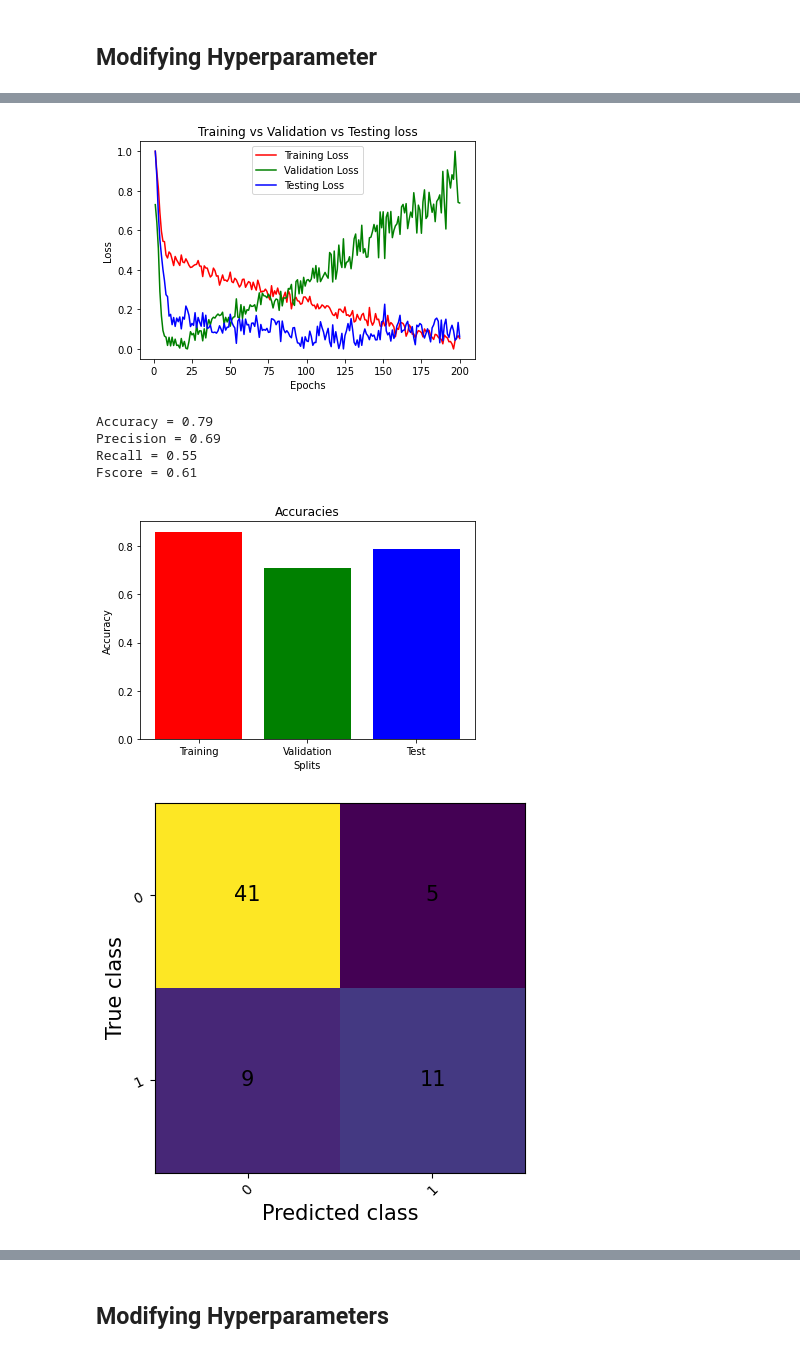
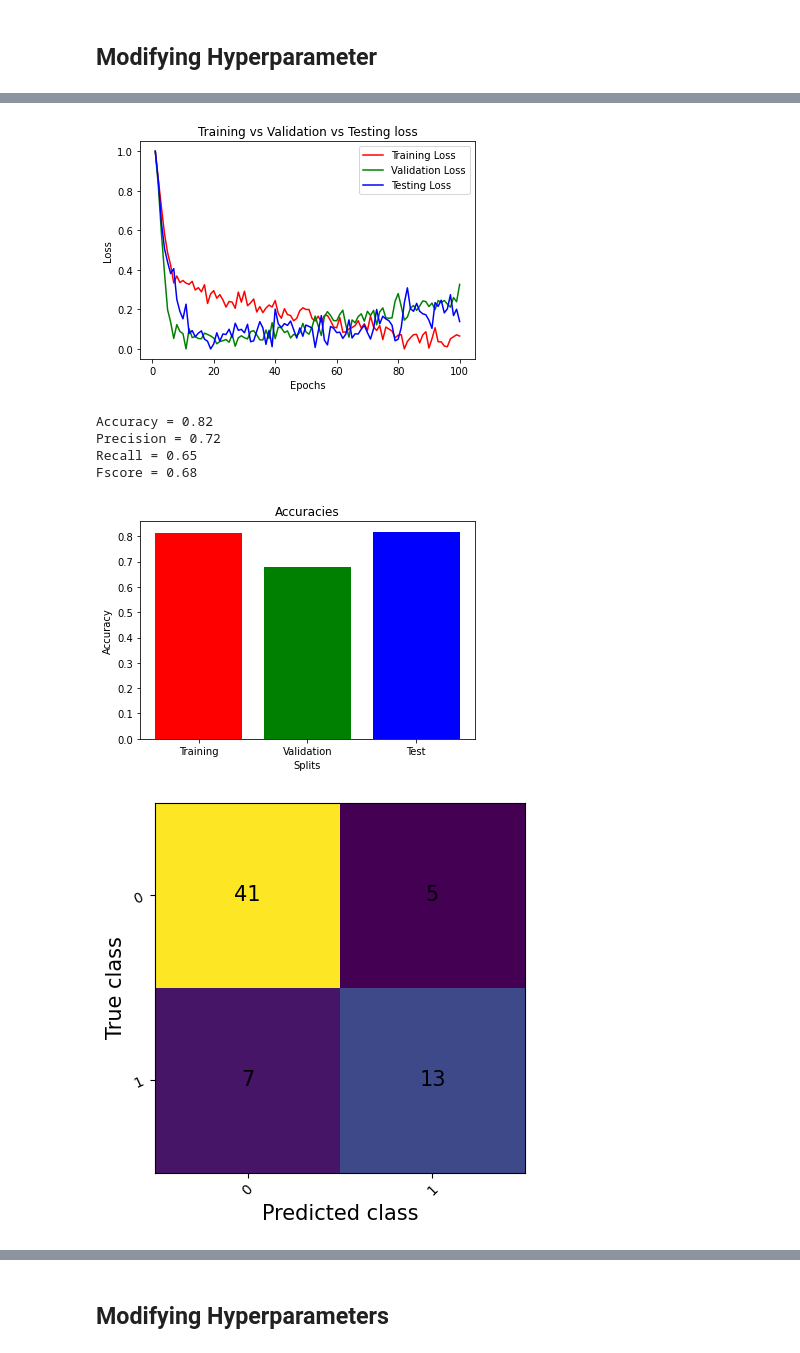
Before and after one commit to UBCSE-ngupta22/CSE574_Assign2, a Jupyter notebook: ngupta22_pandey7_assignment2_part_1_2.ipynb, the cells around one changed output, grey strips where cells are left out. Cells and saved outputs as stored; diff of their text form; code cells hidden in the pictures.

```diff
--- a/ngupta22_pandey7_assignment2_part_1_2.ipynb
+++ b/ngupta22_pandey7_assignment2_part_1_2.ipynb
@@ -448,14 +448,14 @@ Fscore = 0.59
 ## Modifying Hyperparameter
 # %%
 # Model
-hyperDropout1 = NeuralNetwork(dropout=0.2, activationFunc=nn.ReLU())
+hyperDropout1 = NeuralNetwork(dropout=0.25, activationFunc=nn.ReLU())
 
 # Loss Function and Optimizer
 criterion = nn.BCELoss()
 optimizer = optim.Adam(hyperDropout1.parameters(), lr=0.001)
 
 # Epochs and Batch size
-epochs = 200
+epochs = 100
 batchSize = 16
 
 modelTraining(epochs, batchSize, criterion, optimizer, hyperDropout1)
@@ -482,7 +482,7 @@ Time to train = 2.58
-[figure, old version]
+[figure, new version]
-Accuracy = 0.79
-Precision = 0.69
-Recall = 0.55
-Fscore = 0.61
+Accuracy = 0.82
+Precision = 0.72
+Recall = 0.65
+Fscore = 0.68
-[figure, old version]
+[figure, new version]
-[figure, old version]
+[figure, new version]
```
Also changed, not shown: parts of 10 cells of this notebook.
